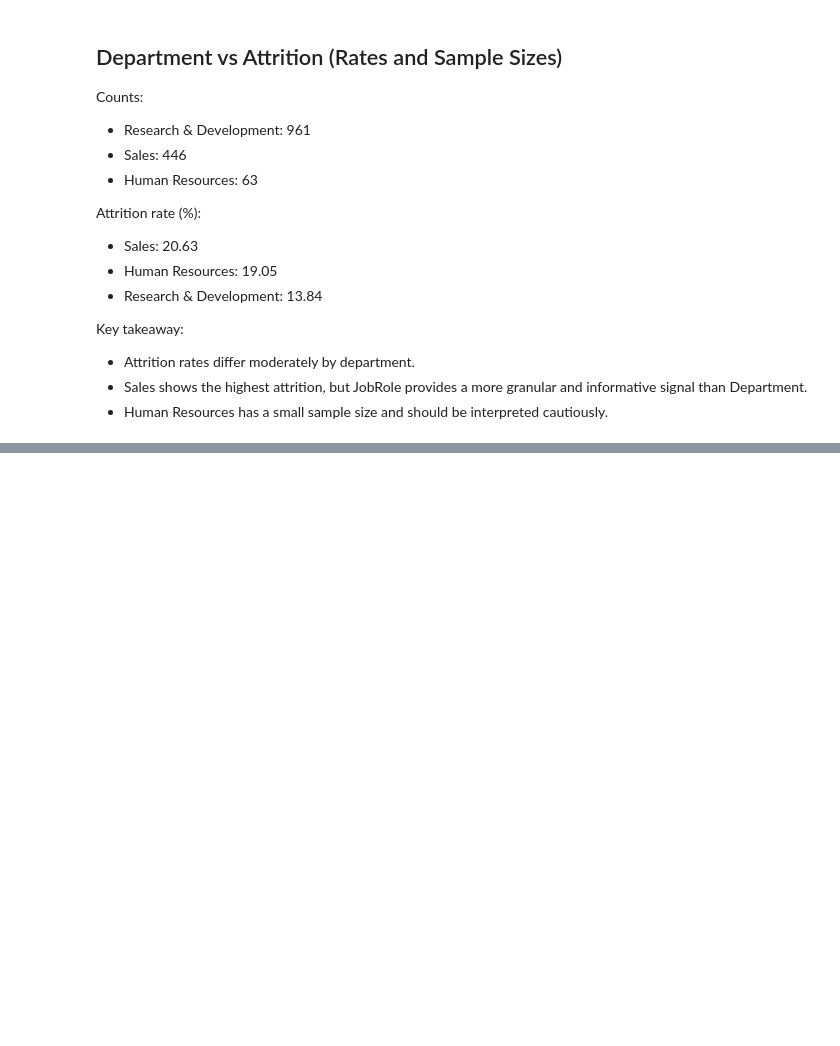
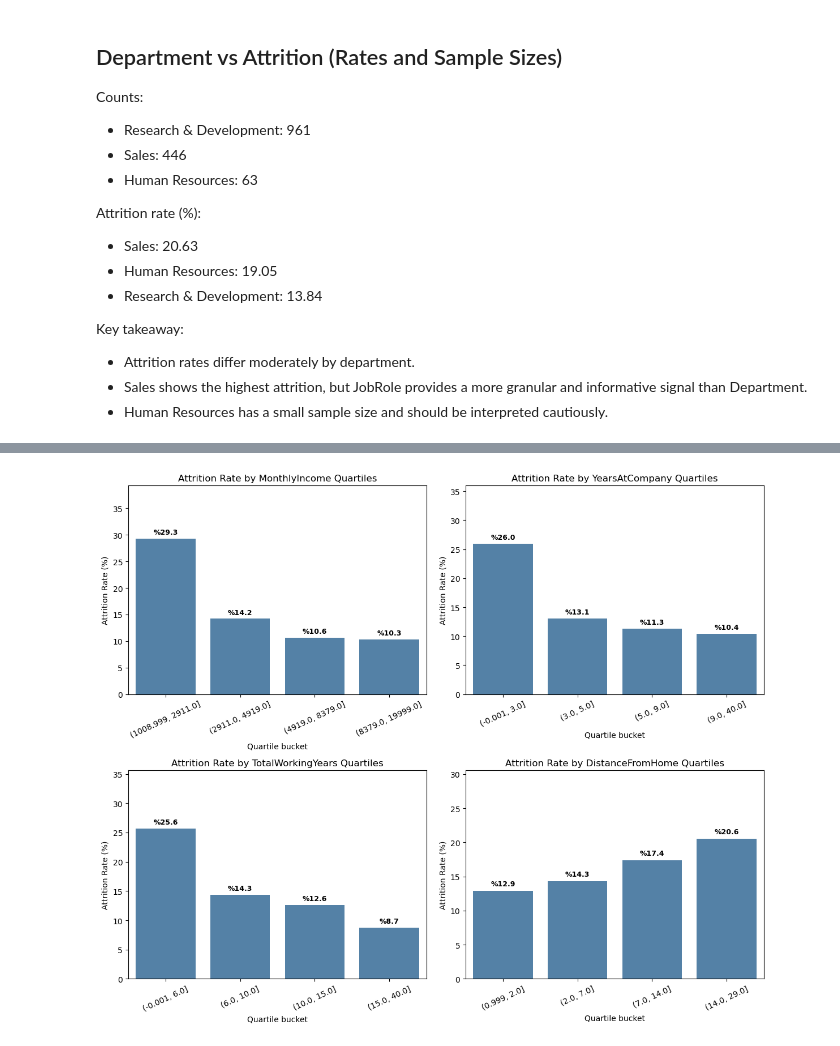
Before and after one commit to kaganmart9/employee-attrition-risk-analysis, a Jupyter notebook: notebooks/02_eda.ipynb, the cells around one changed output, grey strips where cells are left out. Cells and saved outputs as stored; diff of their text form; code cells hidden in the pictures; blank space fills up the shorter version.

```diff
--- a/notebooks/02_eda.ipynb
+++ b/notebooks/02_eda.ipynb
@@ -828,0 +1074,45 @@ Key takeaway:
+# %%
+features_to_plot = [
+    "MonthlyIncome",
+    "YearsAtCompany",
+    "TotalWorkingYears",
+    "DistanceFromHome",
+]
+
+fig, axes = plt.subplots(2, 2, figsize=(12, 10))
+axes = axes.flatten()
+
+for ax, col in zip(axes, features_to_plot):
+    tmp = df[[col, "Attrition"]].copy()
+    tmp["bucket"] = pd.qcut(tmp[col], q=4, duplicates="drop")
+
+    plot_df = (
+        tmp.groupby("bucket", observed=False)["Attrition"]
+        .apply(lambda x: (x == "Yes").mean() * 100)
+        .reset_index()
+        .rename(columns={"Attrition": "attrition_rate"})
+    )
+
+    sns.barplot(data=plot_df, x="bucket", y="attrition_rate", ax=ax, color="steelblue")
+
+    for i, val in enumerate(plot_df["attrition_rate"]):
+        ax.text(
+            i,
+            val + 0.5,
+            f"%{val:.1f}",
+            ha="center",
+            va="bottom",
+            fontsize=9,
+            fontweight="bold",
+        )
+
+    ax.set_title(f"Attrition Rate by {col} Quartiles")
+    ax.set_xlabel("Quartile bucket")
+    ax.set_ylabel("Attrition Rate (%)")
+    ax.tick_params(axis="x", rotation=25)
+    ax.set_ylim(0, max(plot_df["attrition_rate"]) + 10)
+
+plt.tight_layout()
+plt.show()
+# %% [output]
+[figure, added]
```
Also changed, not shown: parts of 13 cells of this notebook.
